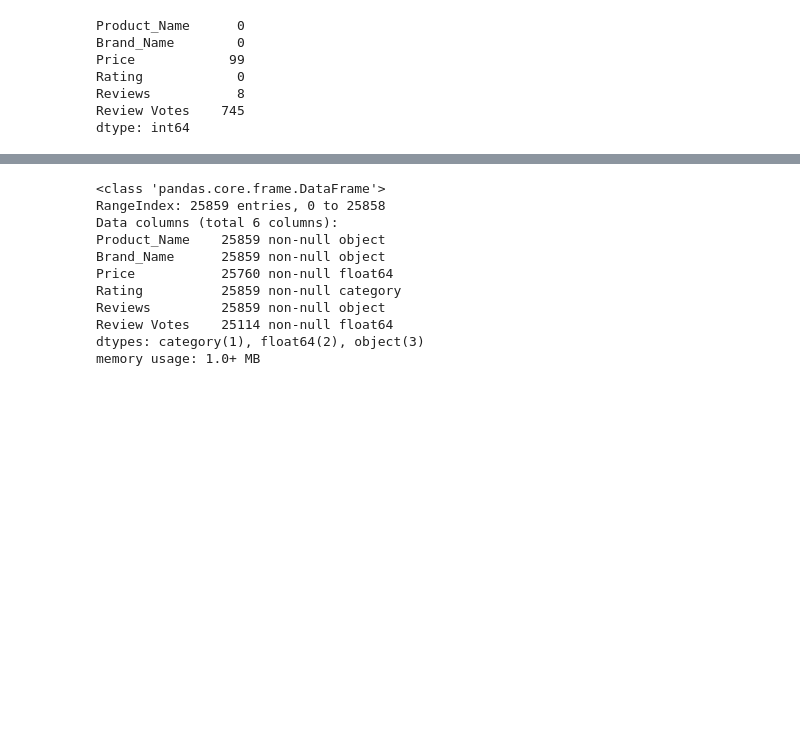
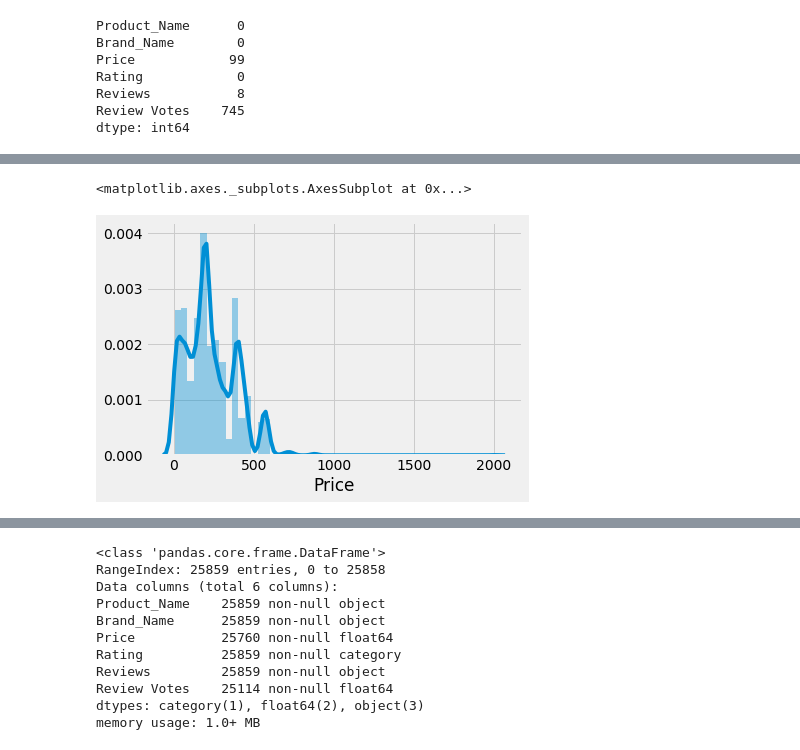
Before and after one commit to B2BDA/Amazon-Reviews---Predict-Ratings, a Jupyter notebook: Amazon Review + glm + nbc + rfc + pipeline + lemma + cvec-tfidf.ipynb, the cells around one changed output, grey strips where cells are left out. Saved outputs shown, nothing was run; the diff lists cells and outputs as text; code cells hidden in the pictures; blank space fills up the shorter version.

```diff
--- a/Amazon Review + glm + nbc + rfc + pipeline + lemma + cvec-tfidf.ipynb
+++ b/Amazon Review + glm + nbc + rfc + pipeline + lemma + cvec-tfidf.ipynb
@@ -45,0 +72,5 @@ sns.countplot(df.Rating)
+# %%
+sns.distplot(df.loc[(df.Price.isna()==False) & (df.Rating=='High'),'Price'])
+# %% [output]
+<matplotlib.axes._subplots.AxesSubplot at 0x...>
+[figure, added]
```
Also changed, not shown: parts of 11 cells of this notebook.
